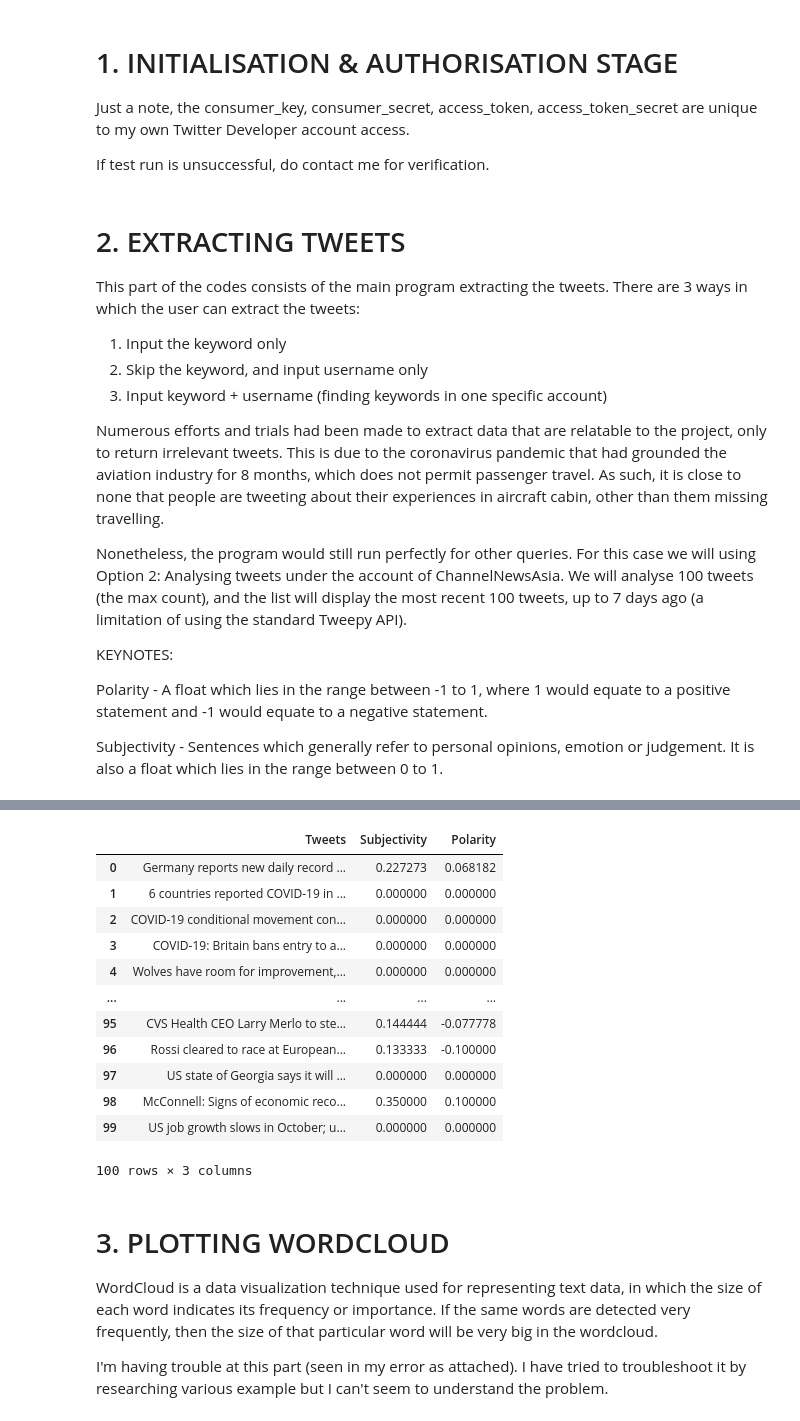
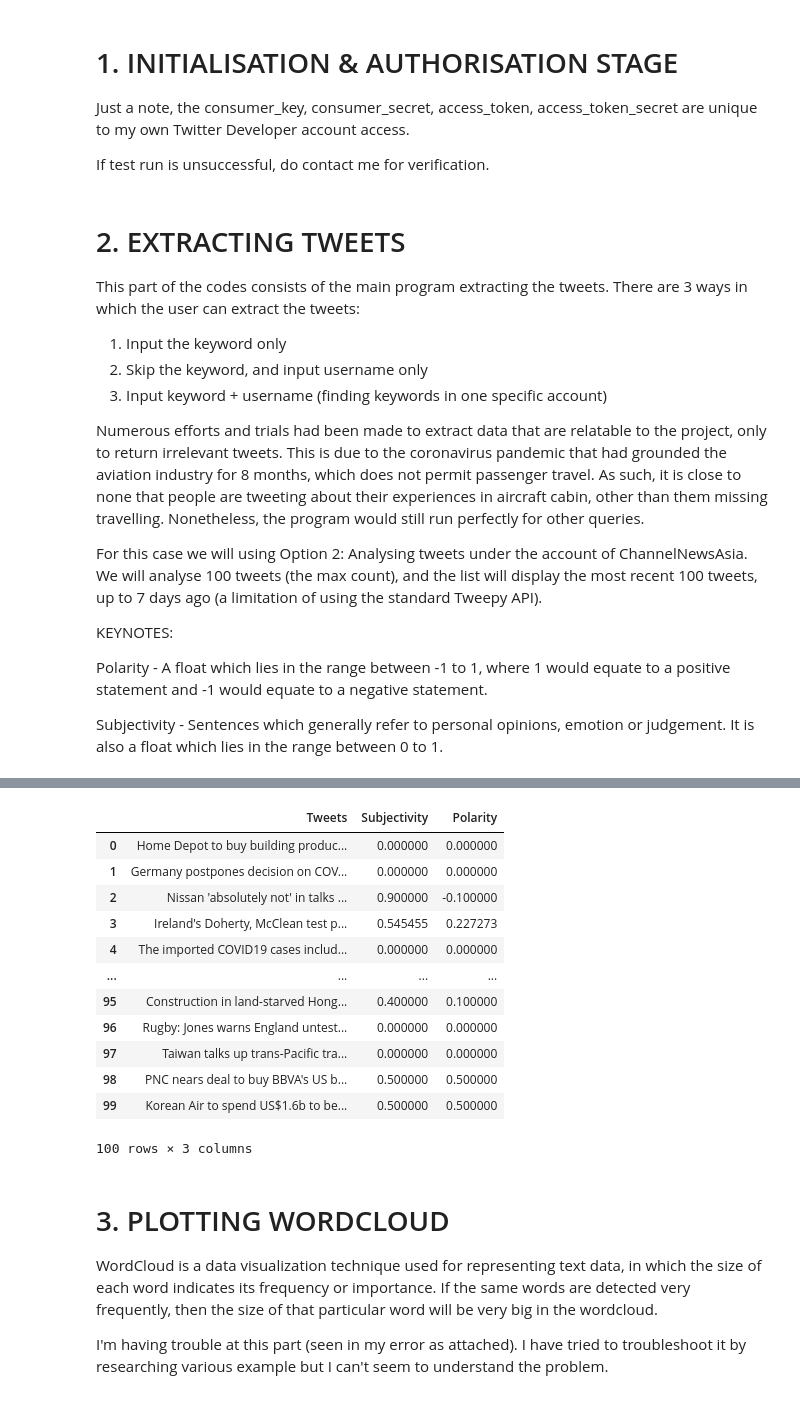
Before and after one commit to DhanieArdiyan/ASE2306-Capstone-Project, a Jupyter notebook: Capstone_Twitter_Sentiment_Analysis.ipynb, the cells around one changed output, grey strips where cells are left out. Saved outputs shown, nothing was run; the diff lists cells and outputs as text; code cells hidden in the pictures.

```diff
--- a/Capstone_Twitter_Sentiment_Analysis.ipynb
+++ b/Capstone_Twitter_Sentiment_Analysis.ipynb
@@ -50,10 +59,9 @@ This part of the codes consists of the main program extracting the tweets. There
 2.   Skip the keyword, and input username only
 3.   Input keyword + username (finding keywords in one specific account)
 
-Numerous efforts and trials had been made to extract data that are relatable to the project, only to return irrelevant tweets. This is due to the coronavirus pandemic that had grounded the aviation industry for 8 months, which does not permit passenger travel. As such, it is close to none that people are tweeting about their experiences in aircraft cabin, other than them missing travelling.
+Numerous efforts and trials had been made to extract data that are relatable to the project, only to return irrelevant tweets. This is due to the coronavirus pandemic that had grounded the aviation industry for 8 months, which does not permit passenger travel. As such, it is close to none that people are tweeting about their experiences in aircraft cabin, other than them missing travelling. Nonetheless, the program would still run perfectly for other queries.
 
-
-Nonetheless, the program would still run perfectly for other queries. For this case we will using Option 2: Analysing tweets under the account of ChannelNewsAsia. We will analyse 100 tweets (the max count), and the list will display the most recent 100 tweets, up to 7 days ago (a limitation of using the standard Tweepy API).
+For this case we will using Option 2: Analysing tweets under the account of ChannelNewsAsia. We will analyse 100 tweets (the max count), and the list will display the most recent 100 tweets, up to 7 days ago (a limitation of using the standard Tweepy API).
 
 
 KEYNOTES:
@@ -99,7 +107,7 @@ def cleanTxt(text):
 	text = re.sub(r'@[A-Za-z0-9]+', '', text) #removes @mentions
 	text = re.sub(r'#', '', text) #removes the '#'
 	text = re.sub(r'RT[\s+]+', '', text) #removing RT
-	text = re.sub(r'https?:\/\/\S+', '', text) #removes hyperlinks
+	text = re.sub(r'https:\/\/\S+', '', text) #removes hyperlinks
 	return text
 
 #cleaning the text
@@ -143,15 +151,15 @@ Tweeted on: 2020-11-06 16:44:34
 |  | Tweets | Subjectivity | Polarity |
-| 0 | Germany reports new daily record ... | 0.227273 | 0.068182 |
-| 1 | 6 countries reported COVID-19 in ... | 0.000000 | 0.000000 |
-| 2 | COVID-19 conditional movement con... | 0.000000 | 0.000000 |
-| 3 | COVID-19: Britain bans entry to a... | 0.000000 | 0.000000 |
-| 4 | Wolves have room for improvement,... | 0.000000 | 0.000000 |
+| 0 | Home Depot to buy building produc... | 0.000000 | 0.000000 |
+| 1 | Germany postpones decision on COV... | 0.000000 | 0.000000 |
+| 2 | Nissan 'absolutely not' in talks ... | 0.900000 | -0.100000 |
+| 3 | Ireland's Doherty, McClean test p... | 0.545455 | 0.227273 |
+| 4 | The imported COVID19 cases includ... | 0.000000 | 0.000000 |
 | ... | ... | ... | ... |
-| 95 | CVS Health CEO Larry Merlo to ste... | 0.144444 | -0.077778 |
-| 96 | Rossi cleared to race at European... | 0.133333 | -0.100000 |
-| 97 | US state of Georgia says it will ... | 0.000000 | 0.000000 |
-| 98 | McConnell: Signs of economic reco... | 0.350000 | 0.100000 |
-| 99 | US job growth slows in October; u... | 0.000000 | 0.000000 |
+| 95 | Construction in land-starved Hong... | 0.400000 | 0.100000 |
+| 96 | Rugby: Jones warns England untest... | 0.000000 | 0.000000 |
+| 97 | Taiwan talks up trans-Pacific tra... | 0.000000 | 0.000000 |
+| 98 | PNC nears deal to buy BBVA's US b... | 0.500000 | 0.500000 |
+| 99 | Korean Air to spend US$1.6b to be... | 0.500000 | 0.500000 |
 100 rows × 3 columns
 # %% [markdown]
 # 3. PLOTTING WORDCLOUD
```
Also changed, not shown: parts of 15 cells of this notebook.
